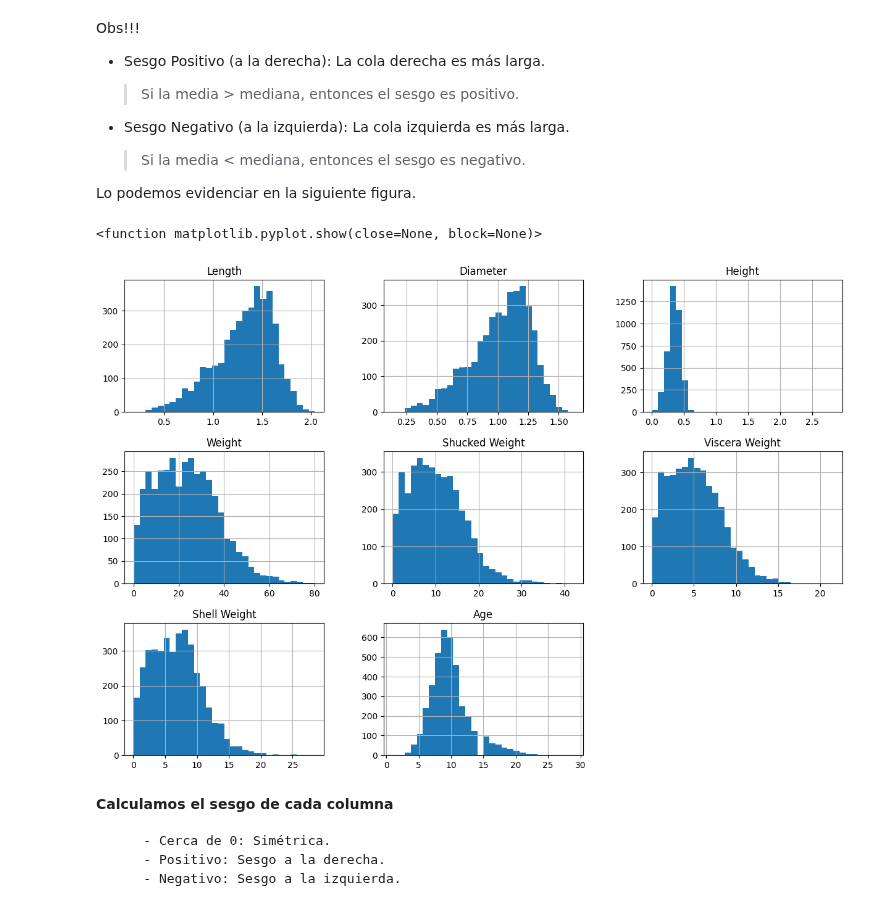
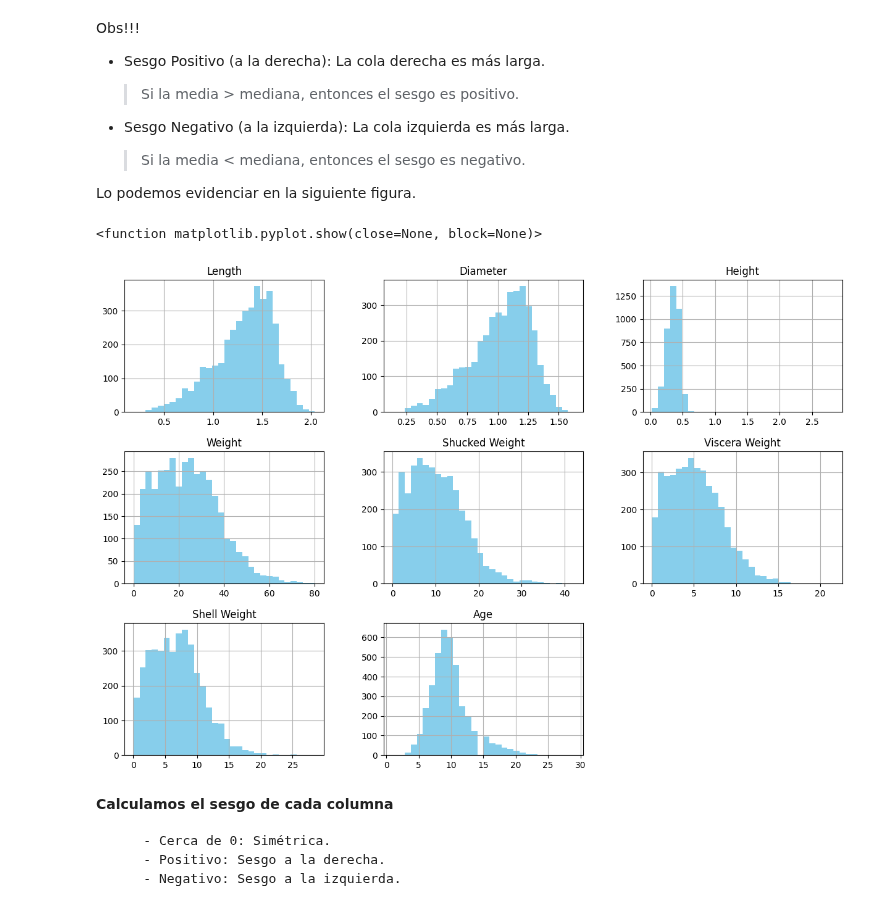
Before and after one commit to MathUPTC/CrabAge, a Jupyter notebook: Notebooks/eda_data.ipynb, the cells around one changed output. Drawn from its saved outputs; the diff is of its cells as text; code cells hidden in the pictures.

```diff
--- a/Notebooks/eda_data.ipynb
+++ b/Notebooks/eda_data.ipynb
@@ -269,0 +238,3 @@ Tiene sentido?
+# %%
+data.iloc[269, 3] = 0.180317
+data.iloc[3867, 3] = 0.170518
@@ -328,11 +308,11 @@ Obs!!!
 
 Lo podemos evidenciar en la siguiente figura.
 # %%
-data.hist(bins = 30 ,  figsize=(15, 10))
+data.hist(bins = 30, color = "Skyblue",  figsize=(15, 10))
 plt.show
 # %% [output]
 <function matplotlib.pyplot.show(close=None, block=None)>
-[figure, old version]
+[figure, new version]
 # %% [markdown]
 **Calculamos el sesgo de cada columna**
 
```
Also changed, not shown: parts of 32 cells of this notebook.
